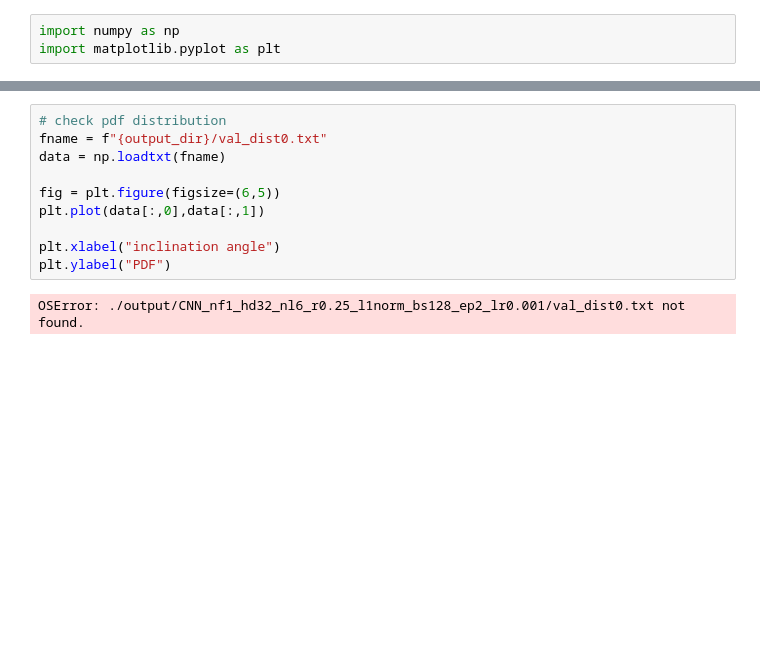
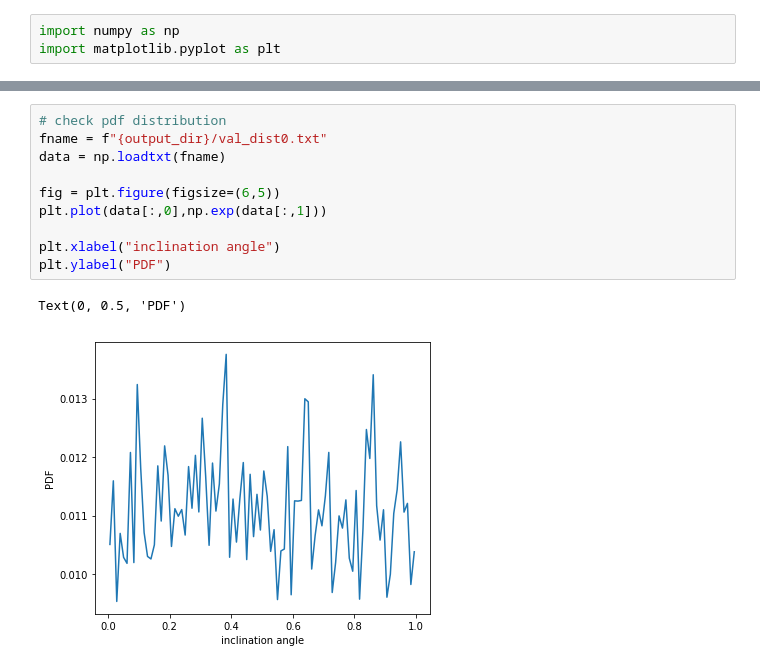
Before and after one commit to knmoriwaki/Asteroseismology, a Jupyter notebook: plot.ipynb, the cells around one changed output, grey strips where cells are left out. Saved outputs shown, nothing was run; the diff lists cells and outputs as text; blank space fills up the shorter version.

```diff
--- a/plot.ipynb
+++ b/plot.ipynb
@@ -68,12 +46,13 @@ plt.plot(xx,xx,ls="--",color="gray")
 # %%
 # check pdf distribution
 fname = f"{output_dir}/val_dist0.txt"
 data = np.loadtxt(fname)
 
 fig = plt.figure(figsize=(6,5))
-plt.plot(data[:,0],data[:,1])
+plt.plot(data[:,0],np.exp(data[:,1]))
 
 plt.xlabel("inclination angle")
 plt.ylabel("PDF")
 # %% [output]
-OSError: ./output/CNN_nf1_hd32_nl6_r0.25_l1norm_bs128_ep2_lr0.001/val_dist0.txt not found.
+Text(0, 0.5, 'PDF')
+[figure, added]
```
Also changed, not shown: parts of 5 cells of this notebook, 12 other files.
